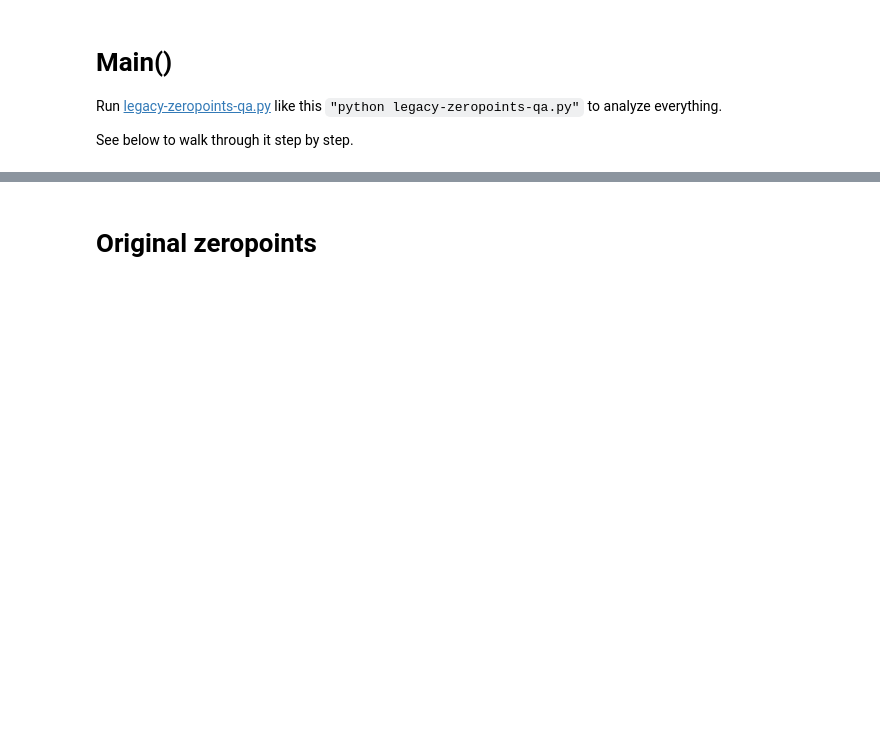
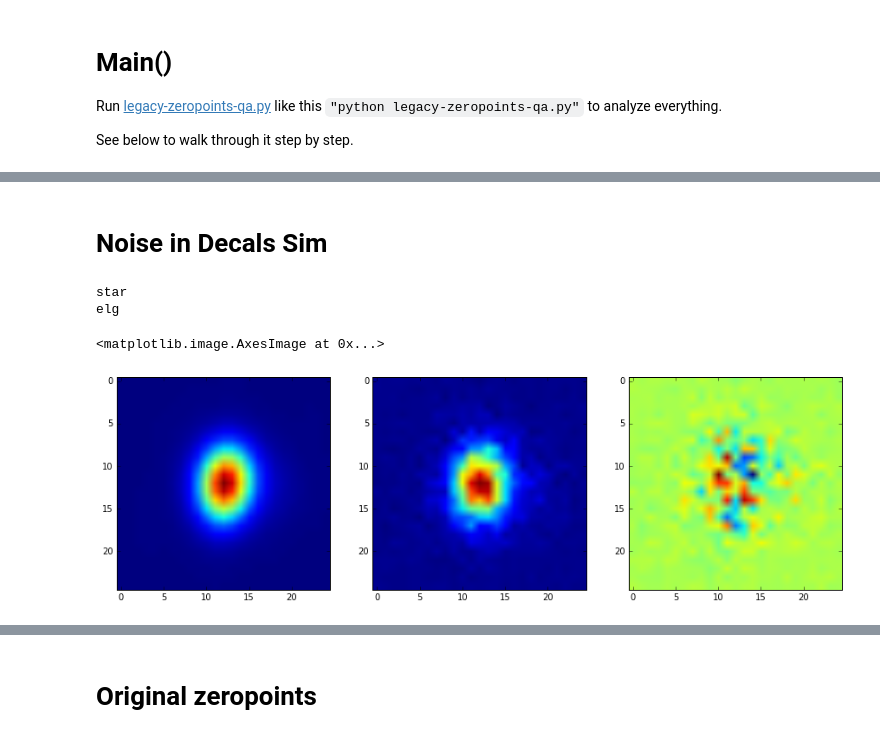
Before and after one commit to legacysurvey/legacypipe, a Jupyter notebook: py/legacyccds/legacy-zeropoints.ipynb, the cells around one changed output, grey strips where cells are left out. Saved outputs shown, nothing was run; the diff lists cells and outputs as text; code cells hidden in the pictures; blank space fills up the shorter version.

```diff
--- a/py/legacyccds/legacy-zeropoints.ipynb
+++ b/py/legacyccds/legacy-zeropoints.ipynb
@@ -54,0 +52,22 @@ The autoreload extension is already loaded. To reload it, use:
+# %% [markdown]
+# Noise in Decals Sim
+# %%
+stamp,stamp_wnoise,ivar,ivar_wnoise={},{},{},{}
+for typ in ['star','elg']:
+    print typ
+    stamp[typ]= np.load('../decals_sim/%s_noise/stamp.npy' % typ)
+    stamp_wnoise[typ]= np.load('../decals_sim/%s_noise/stamp_wnoise.npy' % typ)
+    ivar[typ]= np.load('../decals_sim/%s_noise/ivarstamp.npy' % typ)
+    ivar_wnoise[typ]= np.load('../decals_sim/%s_noise/ivarstamp_wnoise.npy' % typ)
+# %% [output]
+star
+elg
+# %%
+key='elg'
+fig,ax= plt.subplots(1,3,figsize=(15,5))
+ax[0].imshow(stamp[key][25:50,25:50])
+ax[1].imshow(stamp_wnoise[key][25:50,25:50])
+ax[2].imshow(stamp_wnoise[key][25:50,25:50]-stamp[key][25:50,25:50])
+# %% [output]
+<matplotlib.image.AxesImage at 0x...>
+[figure, added]
```
Also changed, not shown: parts of 42 cells of this notebook, 4 other files.
